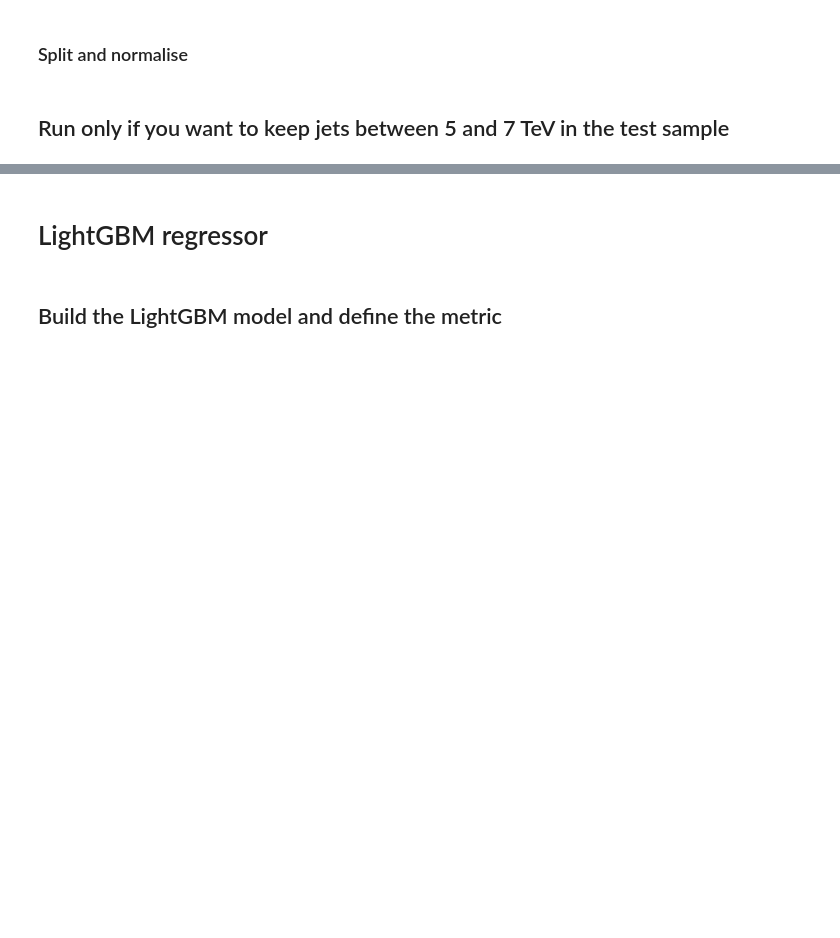
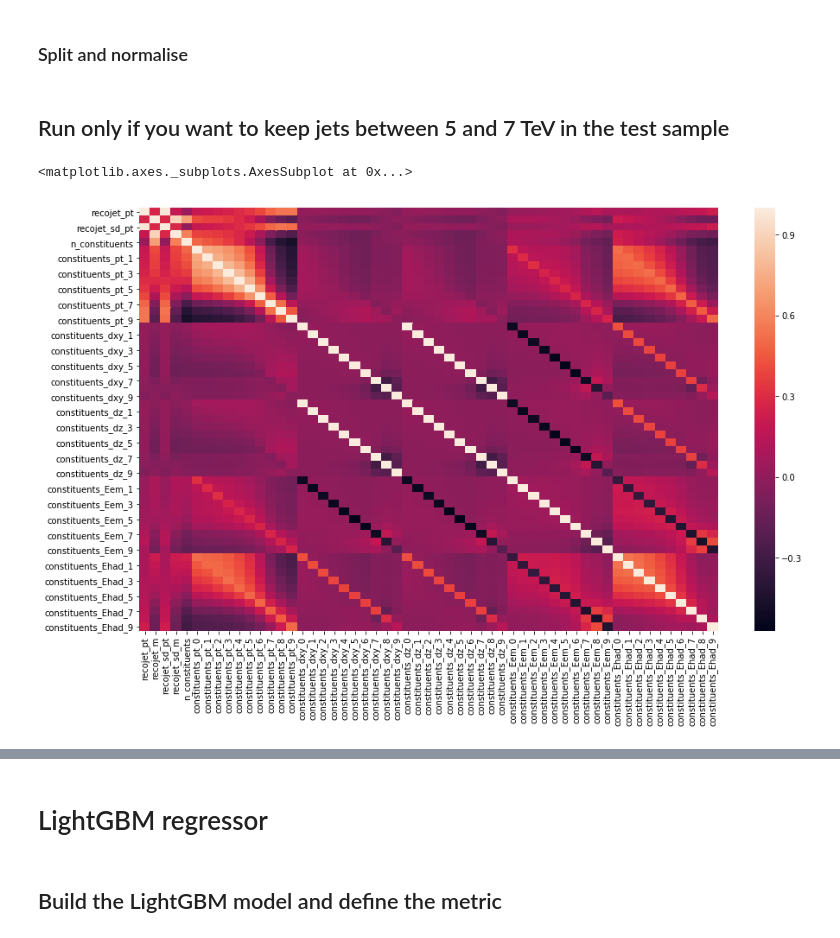
Before and after one commit to mlisovyi/IML_challenge_2018, a Jupyter notebook: EDA_and_lightgbm.ipynb, the cells around one changed output, grey strips where cells are left out. Drawn from its saved outputs; the diff is of its cells as text; code cells hidden in the pictures; blank space fills up the shorter version.

```diff
--- a/EDA_and_lightgbm.ipynb
+++ b/EDA_and_lightgbm.ipynb
@@ -111,7 +121,11 @@ X_train, X_test, y_train, y_test = train_test_split(train_df.drop('genjet_sd_m',
 #X_test = X_test[Xtest5to7]
 #y_test = y_test[Xtest5to7]
 # %%
+plt.figure(figsize=(15,9))
 sns.heatmap(X_train.corr())
+# %% [output]
+<matplotlib.axes._subplots.AxesSubplot at 0x...>
+[figure, added]
 # %%
 from sklearn.decomposition import PCA
 pca_trans = PCA()
```
Also changed, not shown: parts of 49 cells of this notebook.
